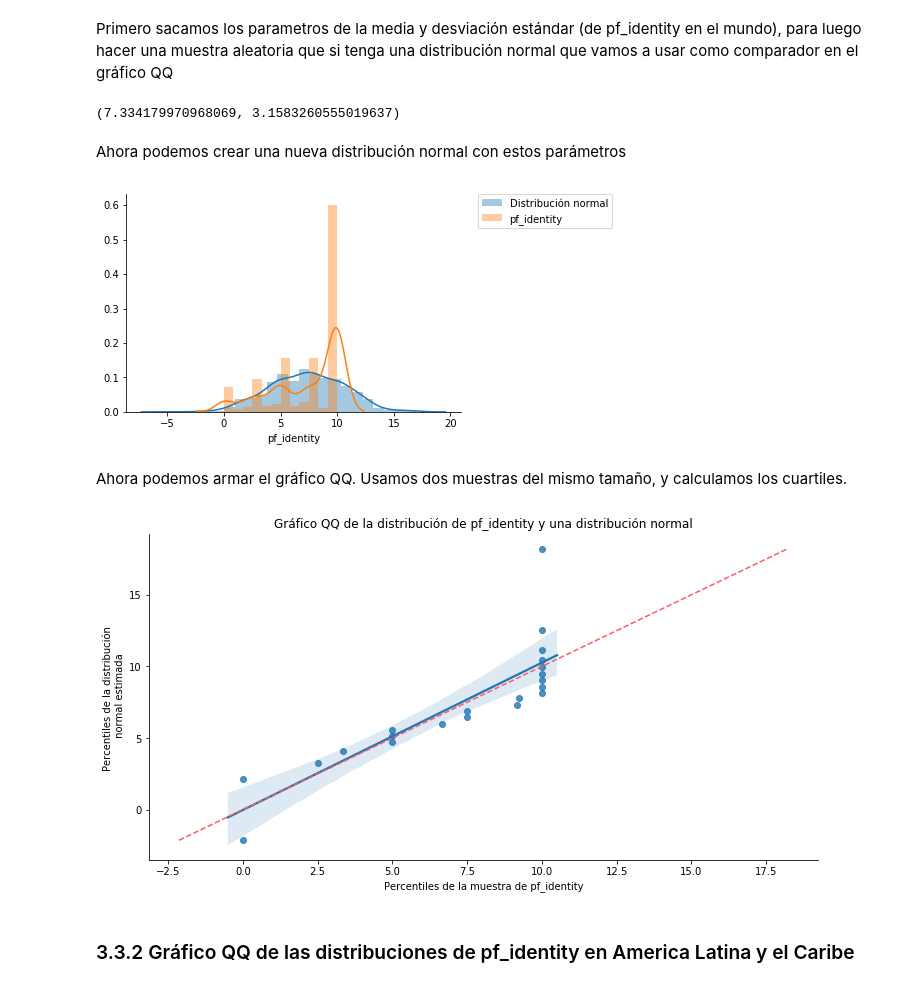
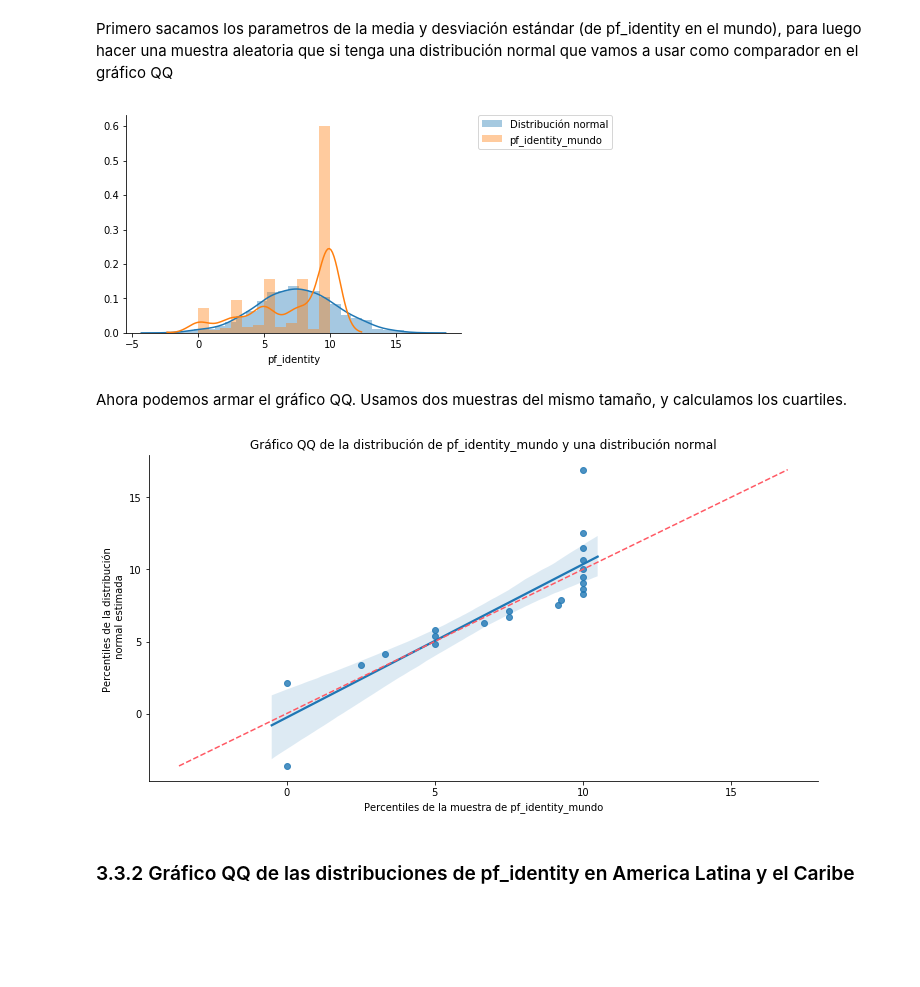
Before and after one commit to abernalc/diplodatos2019, a Jupyter notebook: 02_practico_I.ipynb, the cells around one changed output. Saved outputs shown, nothing was run; the diff lists cells and outputs as text; code cells hidden in the pictures; blank space fills up the shorter version.

Commit message:
Update punto 3

```diff
--- a/02_practico_I.ipynb
+++ b/02_practico_I.ipynb
@@ -357,27 +386,27 @@ Analisis
 ### 3.3.1 Gráfico QQ de las distribuciones de pf_identity en el mundo
 # %% [markdown]
 Primero sacamos los parametros de la media y desviación estándar (de pf_identity en el mundo), para luego hacer una muestra aleatoria que si tenga una distribución normal que vamos a usar como comparador en el gráfico QQ
-# %%
-from scipy import stats
-
-# Estimamos los parámetros muestrales. Si bien son sólo la media y desviación estándar, podemos
-# usar scipy para estimar (fit) cualquier distribución.
-loc, scale = stats.norm.fit(dataset['pf_identity'].dropna())
-loc, scale
-# %% [output]
-(7.334179970968069, 3.1583260555019637)
-# %% [markdown]
-Ahora podemos crear una nueva distribución normal con estos parámetros
 # %%
+from scipy import stats
+
+# Definimos la variable para el dataset que vamos a utilizar
+dataset_pf_identity_mundo = dataset['pf_identity'].dropna()
+
+# Estimamos los parámetros muestrales (la media y desviación estándar)
+loc, scale = stats.norm.fit(dataset_pf_identity_mundo)
+
+# Creamos una distribución normal
 norm_dist = stats.norm(loc, scale)
+
 # Generamos una muestra
 sample = norm_dist.rvs(1000)
+
 # La graficamos
 seaborn.distplot(sample, label='Distribución normal')
-seaborn.distplot(dataset['pf_identity'].dropna(), label='pf_identity')
+seaborn.distplot(dataset_pf_identity_mundo, label='pf_identity_mundo')
 plt.legend(bbox_to_anchor=(1.05, 1), loc=2, borderaxespad=0.)
 seaborn.despine()
 # %% [output]
-[figure, old version]
+[figure, new version]
 # %% [markdown]
 Ahora podemos armar el gráfico QQ. Usamos dos muestras del mismo tamaño, y calculamos los cuartiles.
@@ -388,16 +413,23 @@ qn_norm_dist = numpy.percentile(norm_dist.rvs(len(dataset['pf_identity'].dropna(
 # %%
+# Creamos 20 puntos percentiles igualmente distribuidos entre 0 y 100.
+percs = numpy.linspace(0,100,21)
+
+qn_sample = numpy.percentile(dataset_pf_identity_mundo, percs)
+qn_norm_dist = numpy.percentile(norm_dist.rvs(len(dataset_pf_identity_mundo)), percs)
+
 plt.figure(figsize=(12,6))
 seaborn.regplot(x=qn_sample, y=qn_norm_dist)
-plt.xlabel('Percentiles de la muestra de pf_identity')
+
+plt.xlabel('Percentiles de la muestra de pf_identity_mundo')
 plt.ylabel('Percentiles de la distribución \n normal estimada')
-plt.title('Gráfico QQ de la distribución de pf_identity y una distribución normal')
+plt.title('Gráfico QQ de la distribución de pf_identity_mundo y una distribución normal')
 
 x = numpy.linspace(numpy.min((qn_sample.min(), qn_norm_dist.min())), numpy.max((qn_sample.max(),qn_norm_dist.max())))
 plt.plot(x,x, color="#FF5964", ls="--")
 
 seaborn.despine()
 # %% [output]
-[figure, old version]
+[figure, new version]
 # %% [markdown]
 ### 3.3.2 Gráfico QQ de las distribuciones de pf_identity en America Latina y el Caribe
 # %% [markdown]
```
Also changed, not shown: parts of 12 cells of this notebook.
